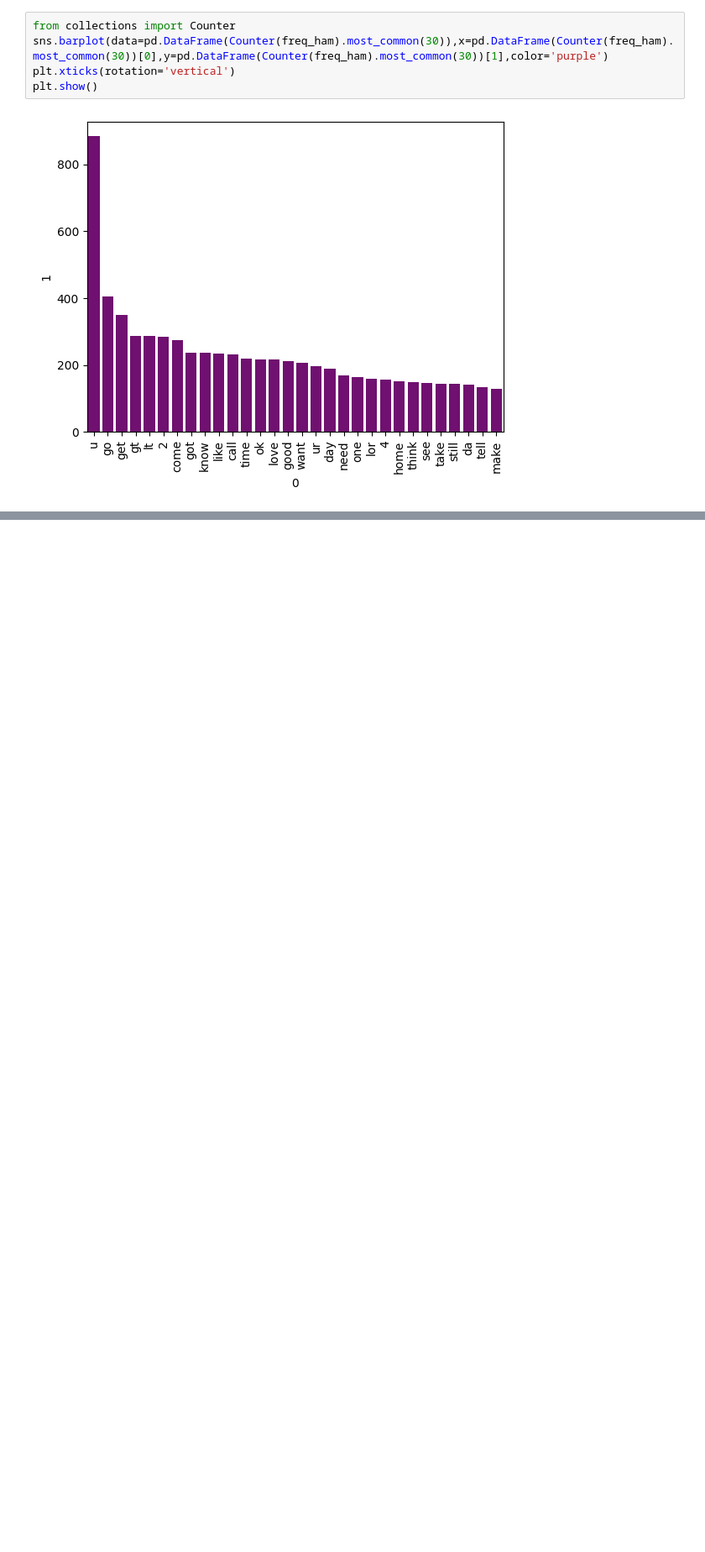
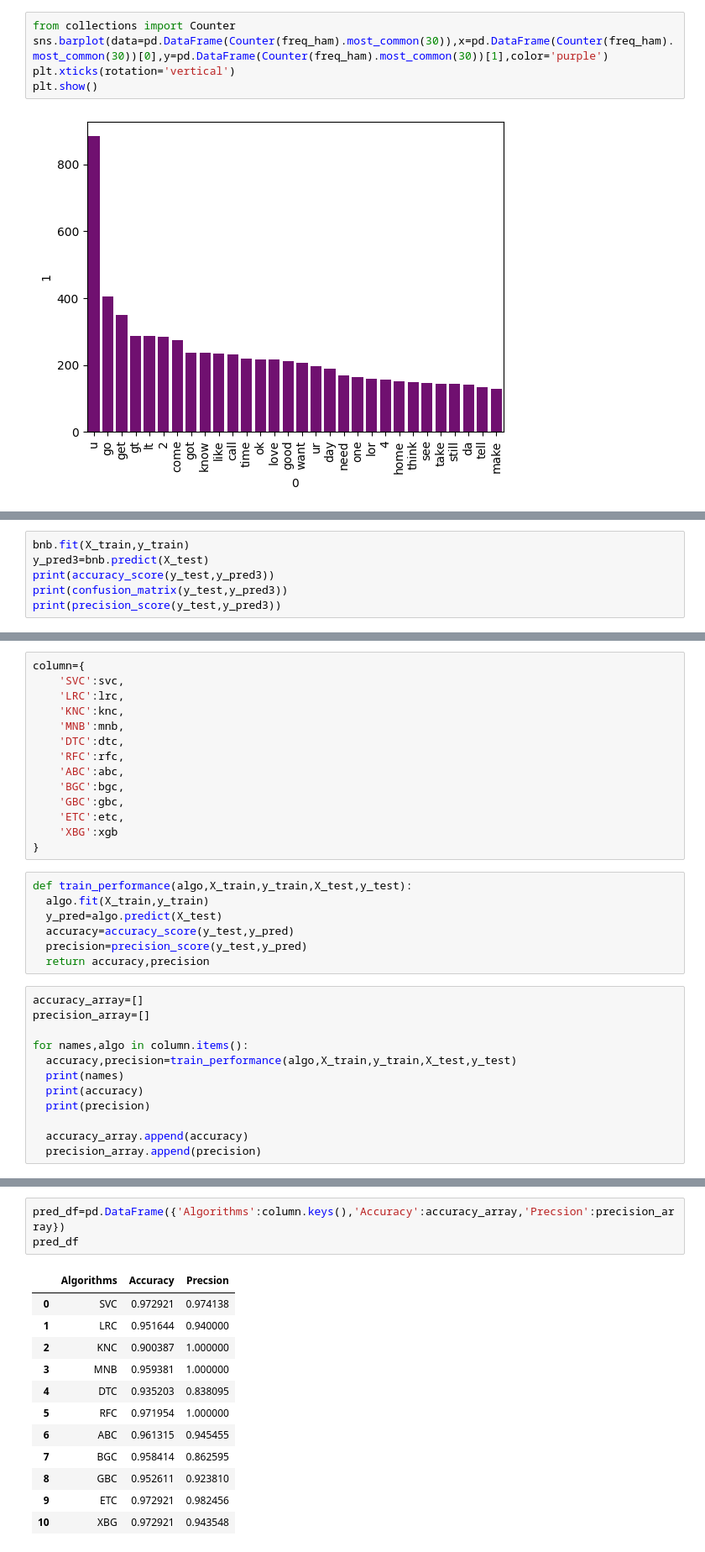
Before and after one commit to Utsuk7/SMS-Spam-Detection, a Jupyter notebook: SMS_Spam_Detection.ipynb, the cells around one changed output, grey strips where cells are left out. Shown at 84% size. Cells and saved outputs as stored; diff of their text form; blank space fills up the shorter version.

```diff
--- a/SMS_Spam_Detection.ipynb
+++ b/SMS_Spam_Detection.ipynb
@@ -317,0 +425,6 @@ plt.show()
+# %%
+bnb.fit(X_train,y_train)
+y_pred3=bnb.predict(X_test)
+print(accuracy_score(y_test,y_pred3))
+print(confusion_matrix(y_test,y_pred3))
+print(precision_score(y_test,y_pred3))
@@ -317,0 +462,33 @@ plt.show()
+# %%
+column={
+    'SVC':svc,
+    'LRC':lrc,
+    'KNC':knc,
+    'MNB':mnb,
+    'DTC':dtc,
+    'RFC':rfc,
+    'ABC':abc,
+    'BGC':bgc,
+    'GBC':gbc,
+    'ETC':etc,
+    'XBG':xgb
+}
+# %%
+def train_performance(algo,X_train,y_train,X_test,y_test):
+  algo.fit(X_train,y_train)
+  y_pred=algo.predict(X_test)
+  accuracy=accuracy_score(y_test,y_pred)
+  precision=precision_score(y_test,y_pred)
+  return accuracy,precision
+# %%
+accuracy_array=[]
+precision_array=[]
+
+for names,algo in column.items():
+  accuracy,precision=train_performance(algo,X_train,y_train,X_test,y_test)
+  print(names)
+  print(accuracy)
+  print(precision)
+
+  accuracy_array.append(accuracy)
+  precision_array.append(precision)
@@ -317,0 +513,16 @@ plt.show()
+# %%
+pred_df=pd.DataFrame({'Algorithms':column.keys(),'Accuracy':accuracy_array,'Precsion':precision_array})
+pred_df
+# %% [output]
+|  | Algorithms | Accuracy | Precsion |
+| 0 | SVC | 0.972921 | 0.974138 |
+| 1 | LRC | 0.951644 | 0.940000 |
+| 2 | KNC | 0.900387 | 1.000000 |
+| 3 | MNB | 0.959381 | 1.000000 |
+| 4 | DTC | 0.935203 | 0.838095 |
+| 5 | RFC | 0.971954 | 1.000000 |
+| 6 | ABC | 0.961315 | 0.945455 |
+| 7 | BGC | 0.958414 | 0.862595 |
+| 8 | GBC | 0.952611 | 0.923810 |
+| 9 | ETC | 0.972921 | 0.982456 |
+| 10 | XBG | 0.972921 | 0.943548 |
```
Also changed, not shown: parts of 29 cells of this notebook.
